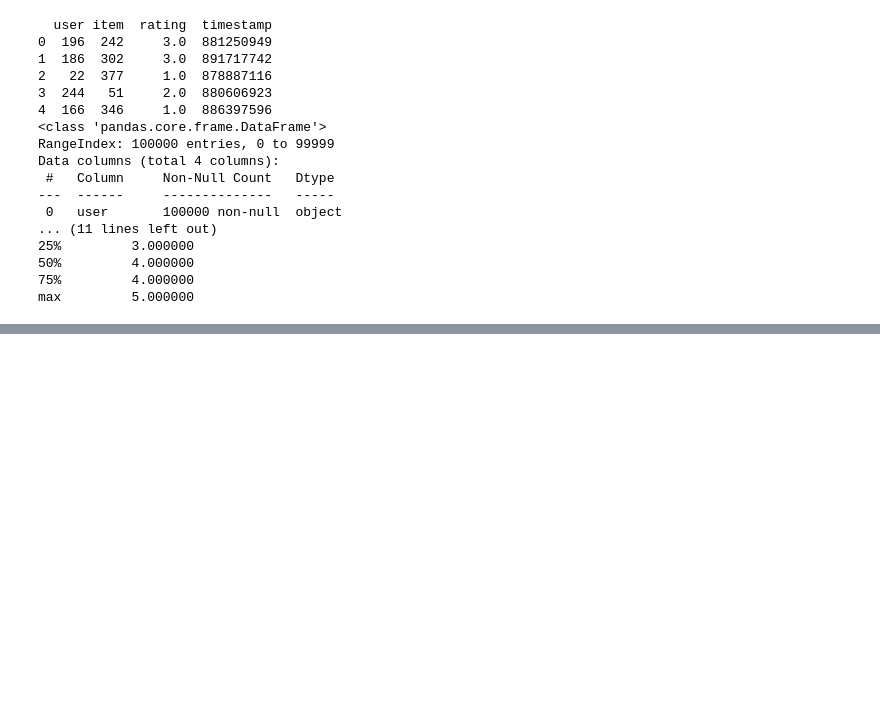
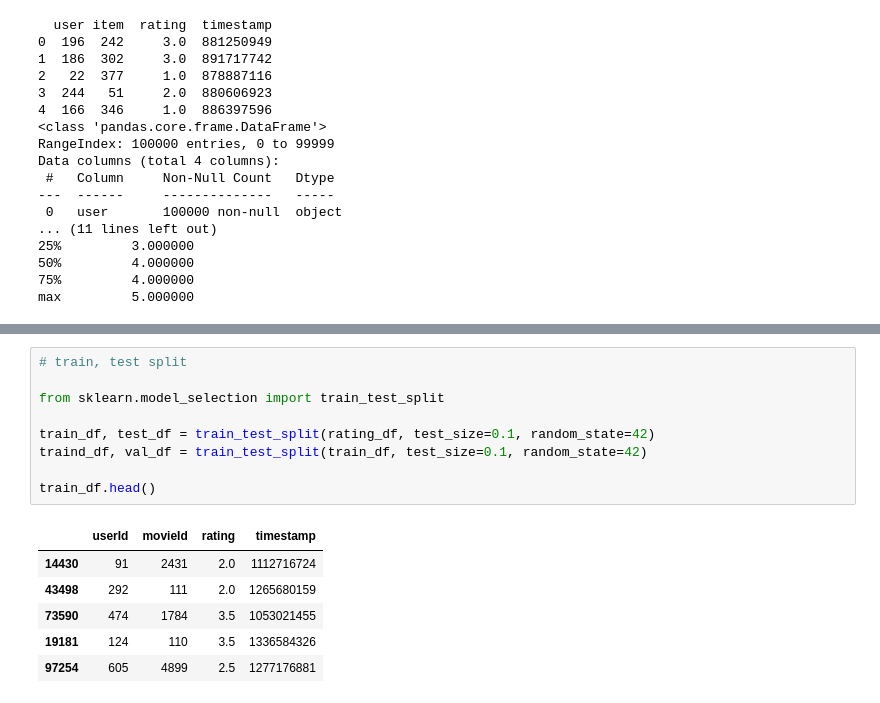
Before and after one commit to PRADA-1541/PRADA_AI, a Jupyter notebook: Codes/Model/movie.ipynb, the cells around one changed output, grey strips where cells are left out. Drawn from its saved outputs; the diff is of its cells as text; blank space fills up the shorter version.

```diff
--- a/Codes/Model/movie.ipynb
+++ b/Codes/Model/movie.ipynb
@@ -38,0 +143,16 @@ max         5.000000
+# %%
+# train, test split
+
+from sklearn.model_selection import train_test_split
+
+train_df, test_df = train_test_split(rating_df, test_size=0.1, random_state=42)
+traind_df, val_df = train_test_split(train_df, test_size=0.1, random_state=42)
+
+train_df.head()
+# %% [output]
+|  | userId | movieId | rating | timestamp |
+| 14430 | 91 | 2431 | 2.0 | 1112716724 |
+| 43498 | 292 | 111 | 2.0 | 1265680159 |
+| 73590 | 474 | 1784 | 3.5 | 1053021455 |
+| 19181 | 124 | 110 | 3.5 | 1336584326 |
+| 97254 | 605 | 4899 | 2.5 | 1277176881 |
```
Also changed, not shown: parts of 24 cells of this notebook, 5 other files.
